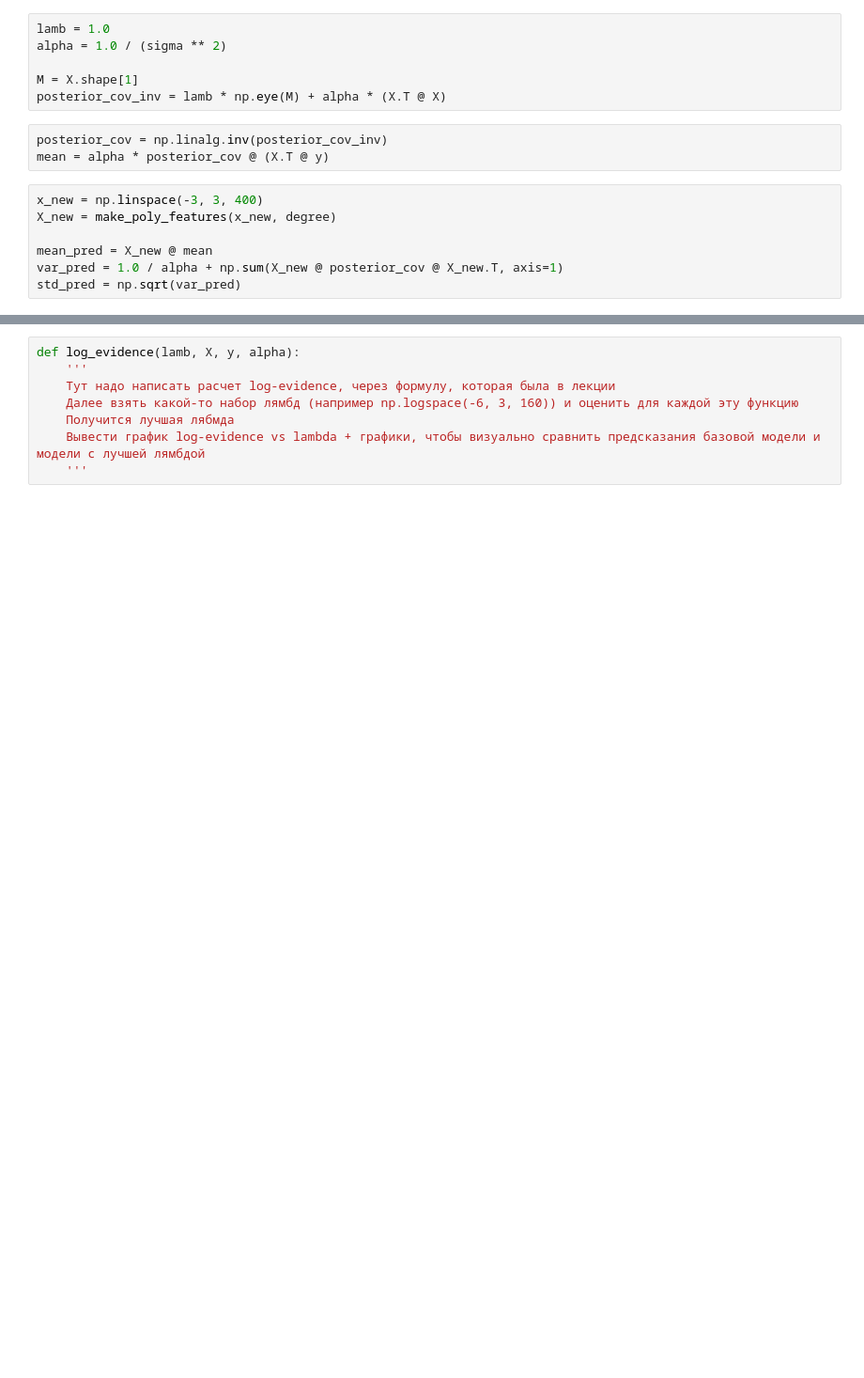
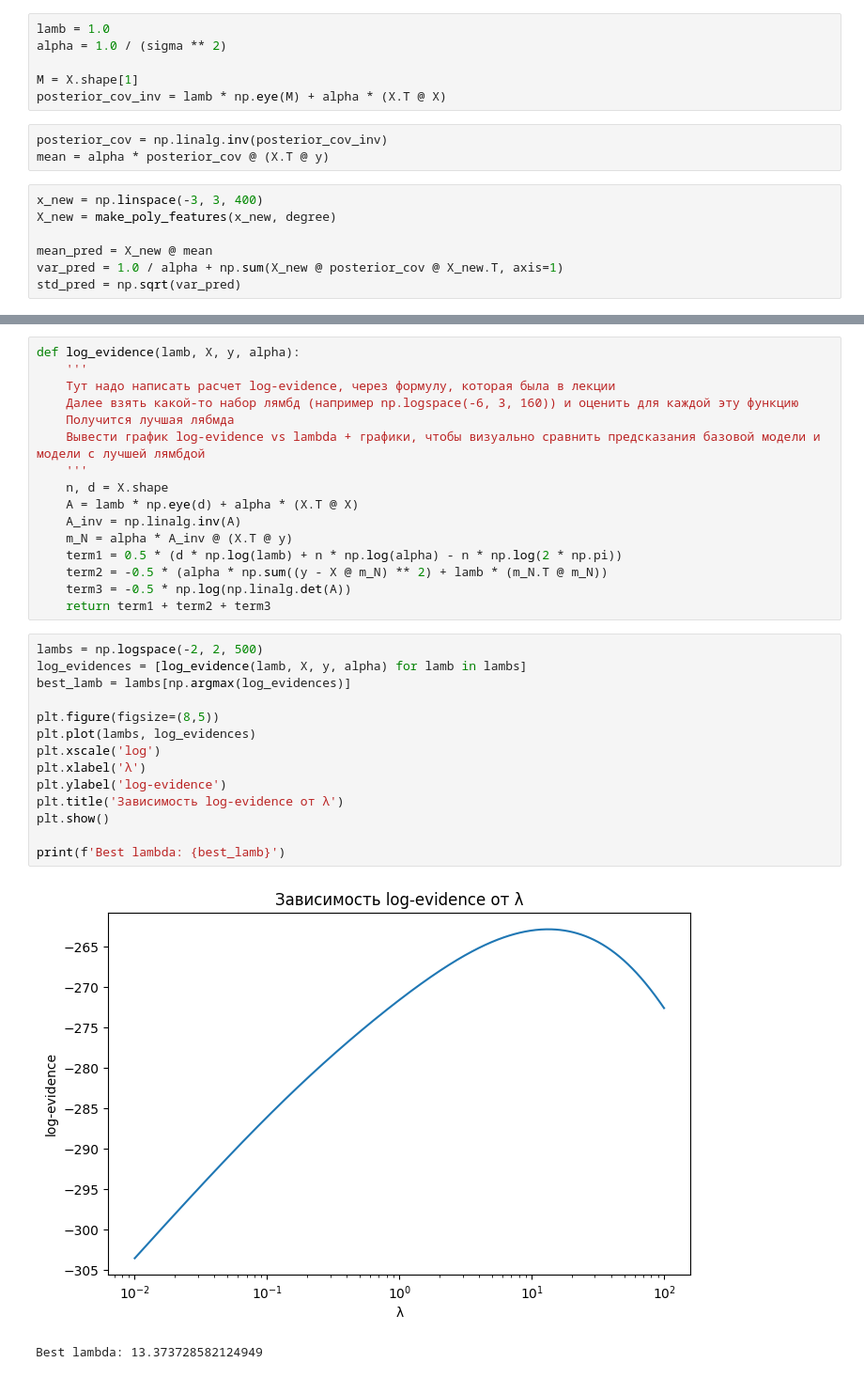
Before and after one commit to KIZIBY/Bayes-method-25, a Jupyter notebook: Bayesian Methods HW1.ipynb, the cells around one changed output, grey strips where cells are left out. Shown at 94% size. Drawn from its saved outputs; the diff is of its cells as text; blank space fills up the shorter version.

```diff
--- a/Bayesian Methods HW1.ipynb
+++ b/Bayesian Methods HW1.ipynb
@@ -62,3 +62,28 @@ def log_evidence(lamb, X, y, alpha):
     Получится лучшая лябмда
     Вывести график log-evidence vs lambda + графики, чтобы визуально сравнить предсказания базовой модели и модели с лучшей лямбдой
     '''
+    n, d = X.shape
+    A = lamb * np.eye(d) + alpha * (X.T @ X)
+    A_inv = np.linalg.inv(A)
+    m_N = alpha * A_inv @ (X.T @ y)
+    term1 = 0.5 * (d * np.log(lamb) + n * np.log(alpha) - n * np.log(2 * np.pi))
+    term2 = -0.5 * (alpha * np.sum((y - X @ m_N) ** 2) + lamb * (m_N.T @ m_N))
+    term3 = -0.5 * np.log(np.linalg.det(A))
+    return term1 + term2 + term3
+# %%
+lambs = np.logspace(-2, 2, 500)
+log_evidences = [log_evidence(lamb, X, y, alpha) for lamb in lambs]
+best_lamb = lambs[np.argmax(log_evidences)]
+
+plt.figure(figsize=(8,5))
+plt.plot(lambs, log_evidences)
+plt.xscale('log')
+plt.xlabel('λ')
+plt.ylabel('log-evidence')
+plt.title('Зависимость log-evidence от λ')
+plt.show()
+
+print(f'Best lambda: {best_lamb}')
+# %% [output]
+[figure, added]
+Best lambda: 13.373728582124949
```
Also changed, not shown: parts of 5 cells of this notebook.
